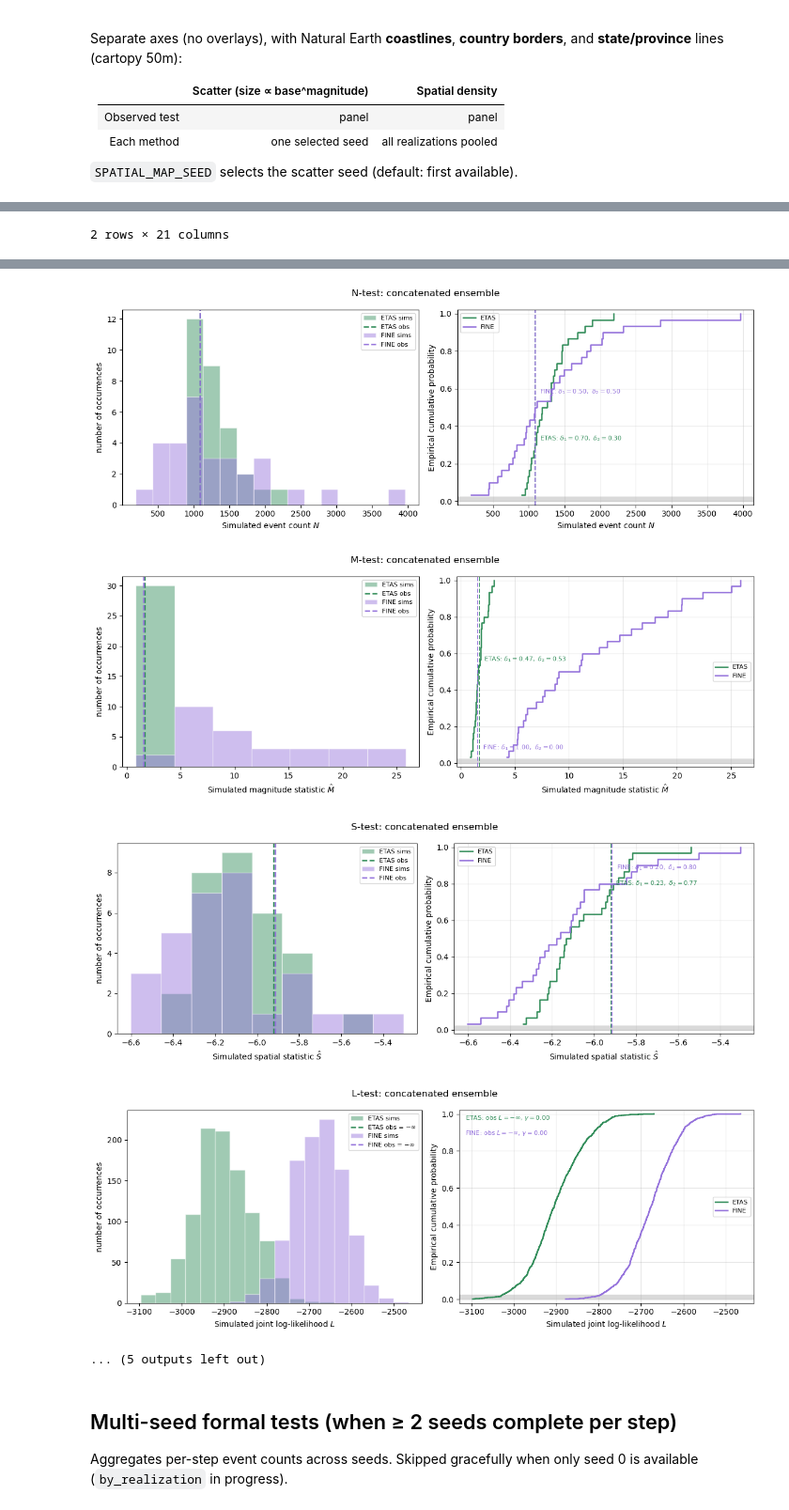
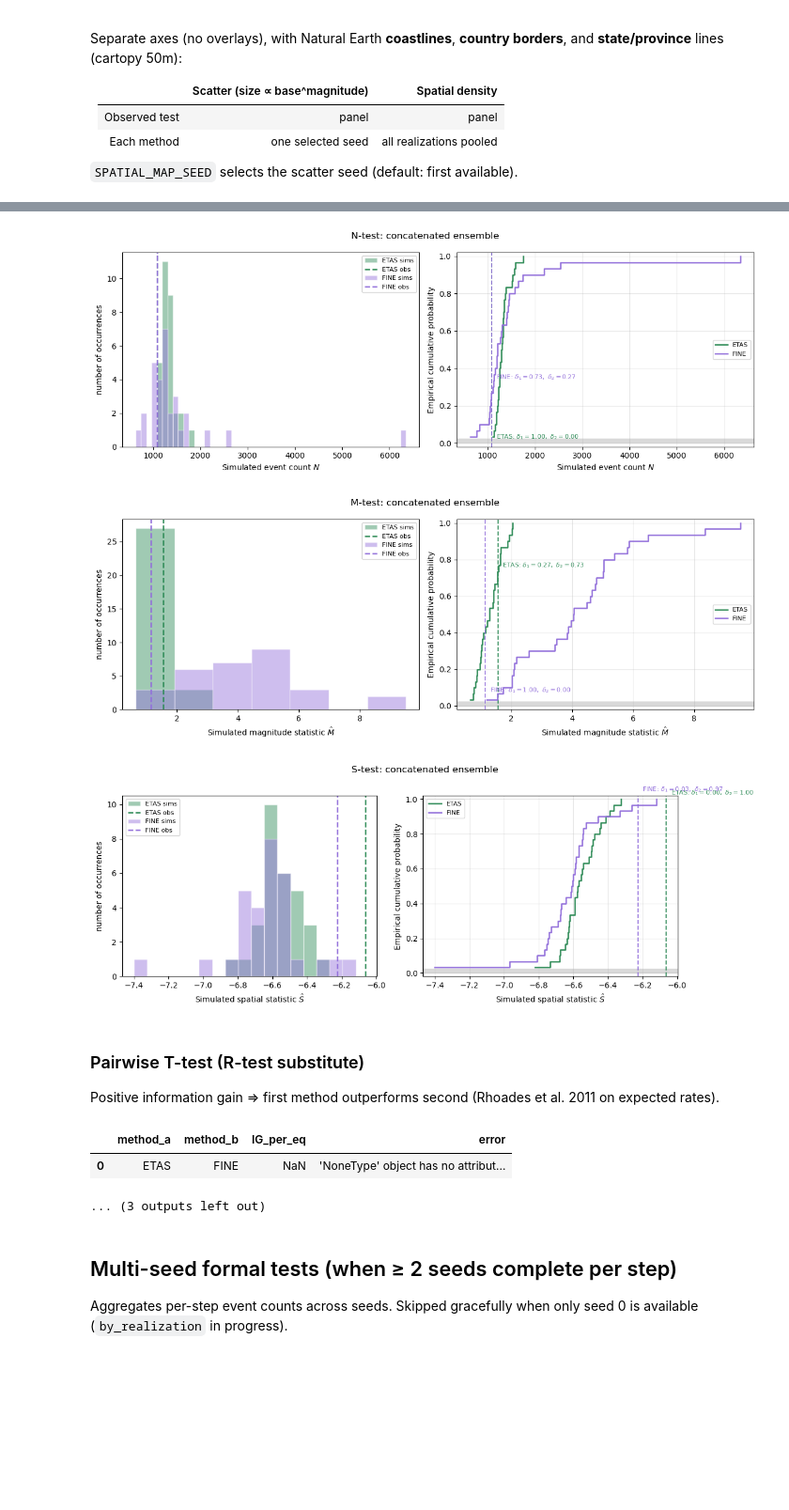
Before and after one commit to Ner-Ber/etas_edits, a Jupyter notebook: notebooks/compare_rolling_etas_fine.ipynb, the cells around one changed output, grey strips where cells are left out. Shown at 94% size. Drawn from its saved outputs; the diff is of its cells as text; code cells hidden in the pictures; blank space fills up the shorter version.

```diff
--- a/notebooks/compare_rolling_etas_fine.ipynb
+++ b/notebooks/compare_rolling_etas_fine.ipynb
@@ -113,7 +113,7 @@ ROLLING_CONFIG_PATH = REPO_ROOT / "config/rolling_continuation_hauksson_pre_ridg
 # ROLLING_CONFIG_PATH = REPO_ROOT / "config/rolling_continuation_nz_180d_2014.json"
 
 # Single experiment horizon (days ahead per rolling step). Reconfigure + restart for another T.
-HORIZON_DAYS: float = 7
+HORIZON_DAYS: float = 60
 
 METHODS: list[str] = ["etas", "FINE"]
 
@@ -1555,7 +1553,6 @@ def _csep_scores_row(method: str, variant: str, n_cat: int, scores: dict) -> dic
     keep = [
         "n_forecast", "n_observed",
         "L_delta1", "L_delta2", "L_obs_ll",
-        "Ltest_obs", "Ltest_gamma",
         "N_delta1", "N_delta2", "N_pass", "N_obs",
         "M_delta1", "M_delta2", "M_obs",
         "S_delta1", "S_delta2", "S_obs",
@@ -1658,9 +1655,7 @@ else:
                                 study_poly=study_poly,
                             )
                             if cf_ens is not None:
-                                scores_ens = csep_utils.run_csep_catalog_tests(
-                                    cf_ens, observed_catalog, include_l_test=True,
-                                )
+                                scores_ens = csep_utils.run_csep_catalog_tests(cf_ens, observed_catalog)
                                 sim_arrays = csep_utils.pop_csep_sim_arrays(scores_ens)
                                 csep_ensemble[method] = {
                                     **scores_ens,
@@ -1677,7 +1672,7 @@ else:
                     else:
                         display(Markdown("_No CSEP scores computed (empty catalogs after filtering)._"))
 
-                    display(Markdown("### Consistency diagnostics — ETAS vs FINE overlapped (PL, N, M, S, L)"))
+                    display(Markdown("### Consistency diagnostics — ETAS vs FINE overlapped (L, N, M, S)"))
                     for fig in csep_utils.plot_csep_metric_overlays(
                         csep_ensemble,
                         alpha=CSEP_LTEST_ALPHA,
@@ -1765 +1759,0 @@ Recomputing with 1087.0 events after removing 1.0 events.
-2 rows × 21 columns
@@ -1768,8 +1762,11 @@ Recomputing with 1087.0 events after removing 1.0 events.
-[figure, old version]
+[figure, new version]
-[figure, old version]
+[figure, new version]
-[figure, old version]
+[figure, new version]
-[figure, removed]
-... (5 outputs left out)
+### Pairwise T-test (R-test substitute)
+Positive information gain ⇒ first method outperforms second (Rhoades et al. 2011 on expected rates).
+|  | method_a | method_b | IG_per_eq | error |
+| 0 | ETAS | FINE | NaN | 'NoneType' object has no attribut... |
+... (3 outputs left out)
 # %% [markdown]
 ## Multi-seed formal tests (when ≥ 2 seeds complete per step)
 
```
Also changed, not shown: parts of 15 cells of this notebook, 9 other files.
